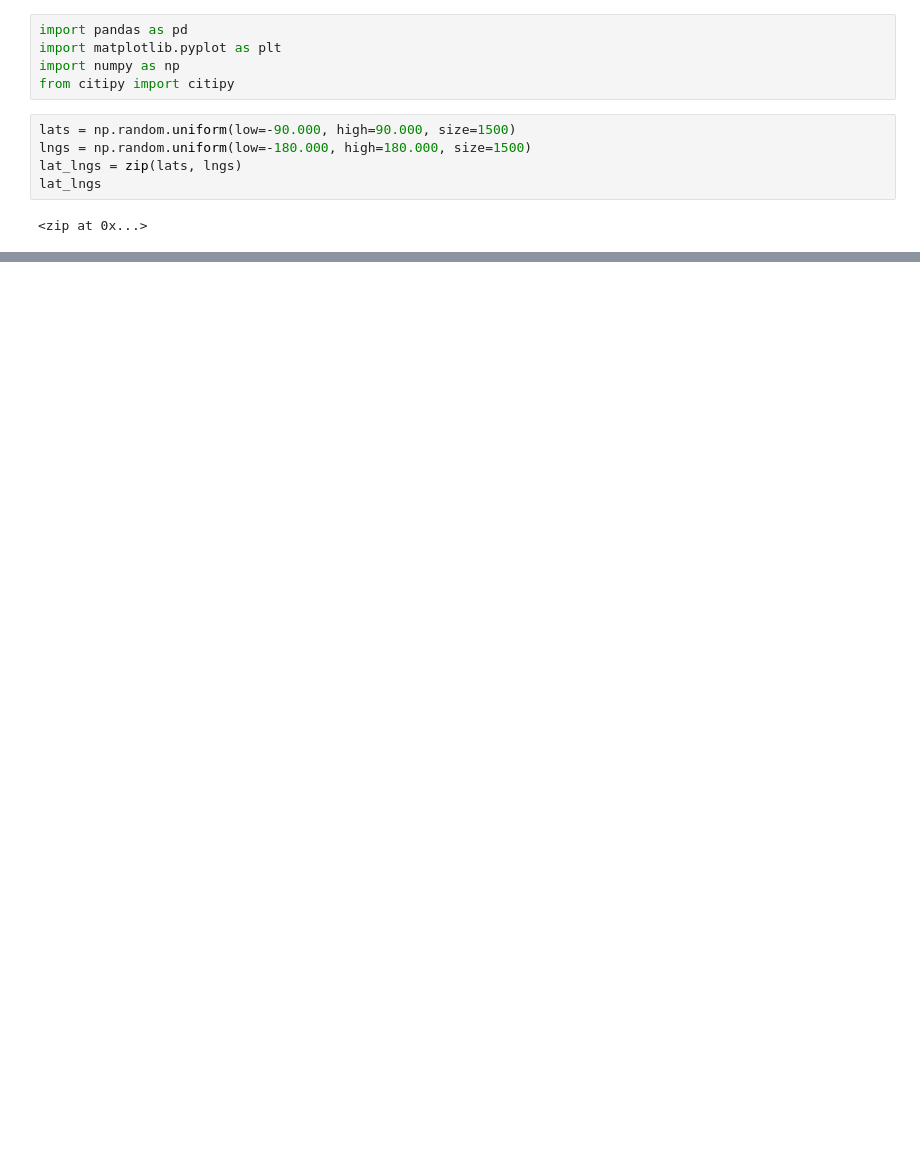
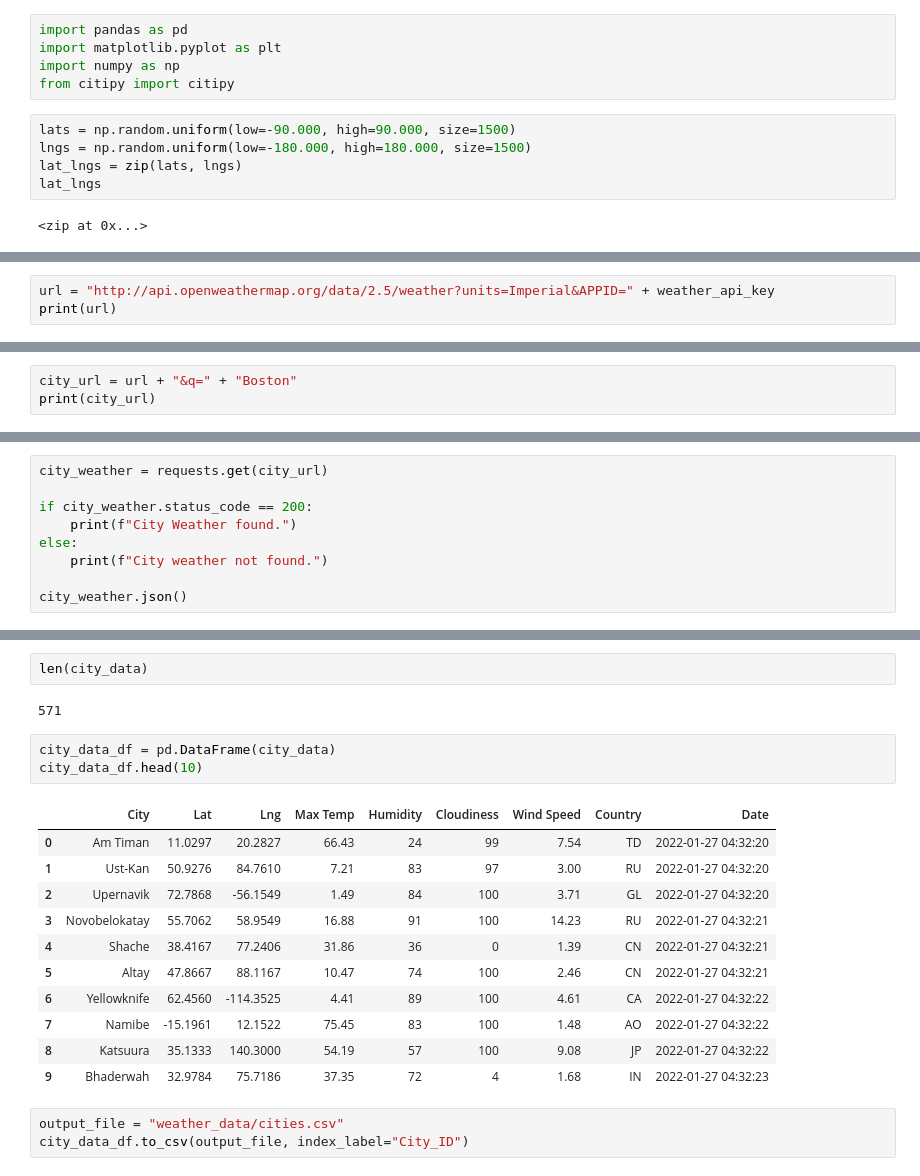
Before and after one commit to alexlieberman22/WorldWeatherAnalysis, a Jupyter notebook: WeatherPy.ipynb, the cells around one changed output, grey strips where cells are left out. Drawn from its saved outputs; the diff is of its cells as text; blank space fills up the shorter version.

Commit message:
Put together my dataframe

```diff
--- a/WeatherPy.ipynb
+++ b/WeatherPy.ipynb
@@ -45,0 +71,3 @@ len(cities)
+# %%
+url = "http://api.openweathermap.org/data/2.5/weather?units=Imperial&APPID=" + weather_api_key
+print(url)
@@ -45,0 +76,3 @@ len(cities)
+# %%
+city_url = url + "&q=" + "Boston"
+print(city_url)
@@ -45,0 +81,9 @@ len(cities)
+# %%
+city_weather = requests.get(city_url)
+
+if city_weather.status_code == 200:
+    print(f"City Weather found.")
+else:
+    print(f"City weather not found.")
+
+city_weather.json()
@@ -45,0 +220,22 @@ len(cities)
+# %%
+len(city_data)
+# %% [output]
+571
+# %%
+city_data_df = pd.DataFrame(city_data)
+city_data_df.head(10)
+# %% [output]
+|  | City | Lat | Lng | Max Temp | Humidity | Cloudiness | Wind Speed | Country | Date |
+| 0 | Am Timan | 11.0297 | 20.2827 | 66.43 | 24 | 99 | 7.54 | TD | 2022-01-27 04:32:20 |
+| 1 | Ust-Kan | 50.9276 | 84.7610 | 7.21 | 83 | 97 | 3.00 | RU | 2022-01-27 04:32:20 |
+| 2 | Upernavik | 72.7868 | -56.1549 | 1.49 | 84 | 100 | 3.71 | GL | 2022-01-27 04:32:20 |
+| 3 | Novobelokatay | 55.7062 | 58.9549 | 16.88 | 91 | 100 | 14.23 | RU | 2022-01-27 04:32:21 |
+| 4 | Shache | 38.4167 | 77.2406 | 31.86 | 36 | 0 | 1.39 | CN | 2022-01-27 04:32:21 |
+| 5 | Altay | 47.8667 | 88.1167 | 10.47 | 74 | 100 | 2.46 | CN | 2022-01-27 04:32:21 |
+| 6 | Yellowknife | 62.4560 | -114.3525 | 4.41 | 89 | 100 | 4.61 | CA | 2022-01-27 04:32:22 |
+| 7 | Namibe | -15.1961 | 12.1522 | 75.45 | 83 | 100 | 1.48 | AO | 2022-01-27 04:32:22 |
+| 8 | Katsuura | 35.1333 | 140.3000 | 54.19 | 57 | 100 | 9.08 | JP | 2022-01-27 04:32:22 |
+| 9 | Bhaderwah | 32.9784 | 75.7186 | 37.35 | 72 | 4 | 1.68 | IN | 2022-01-27 04:32:23 |
+# %%
+output_file = "weather_data/cities.csv"
+city_data_df.to_csv(output_file, index_label="City_ID")
```
Also changed, not shown: parts of 13 cells of this notebook, 3 other files.
